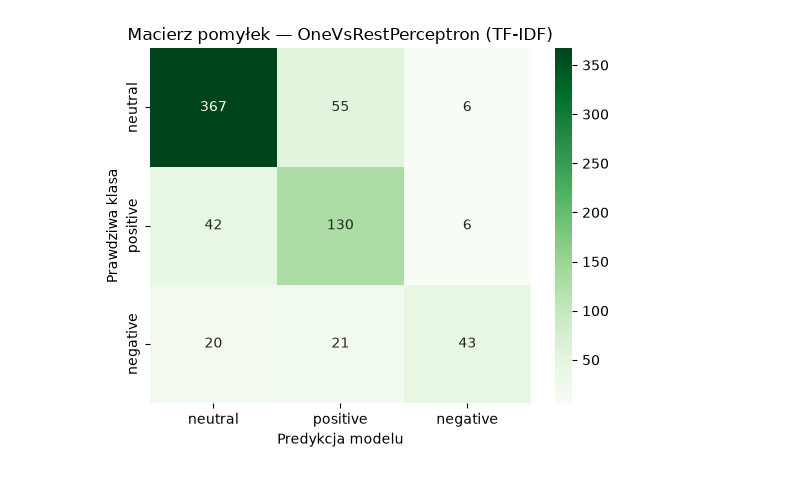
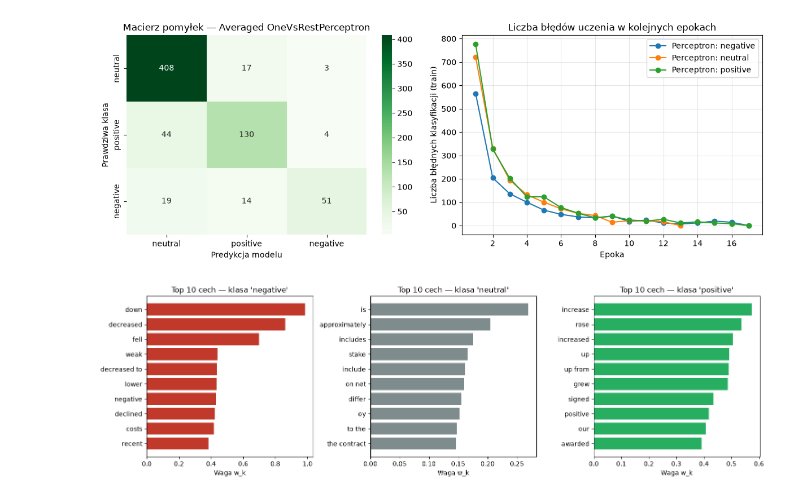
Before and after one commit to yehret/si-l2-z3-sentiment-classifier, a Jupyter notebook: notebooks/03_model_perceptron.ipynb, the cells around one changed output. Saved outputs shown, nothing was run; the diff lists cells and outputs as text; code cells hidden in the pictures.

Commit message:
add full comparison, error analisys and fill sections 5 and 7 in documentation

```diff
--- a/notebooks/03_model_perceptron.ipynb
+++ b/notebooks/03_model_perceptron.ipynb
@@ -86,14 +118,41 @@ weighted avg     0.7886    0.7826    0.7813       690
 # %%
+fig, axes = plt.subplots(1, 2, figsize=(12, 4.5))
+
 labels_order = ["neutral", "positive", "negative"]
-cm = confusion_matrix(test_df["label"], preds_ovr, labels=labels_order)
+cm = confusion_matrix(test_df["label"], preds_imp, labels=labels_order)
+sns.heatmap(cm, annot=True, fmt="d", cmap="Greens", xticklabels=labels_order, yticklabels=labels_order, ax=axes[0])
+axes[0].set_title("Macierz pomyłek — Averaged OneVsRestPerceptron")
+axes[0].set_xlabel("Predykcja modelu")
+axes[0].set_ylabel("Prawdziwa klasa")
 
-plt.figure(figsize=(5.5, 4.5))
-sns.heatmap(cm, annot=True, fmt="d", cmap="Greens", xticklabels=labels_order, yticklabels=labels_order)
-plt.title("Macierz pomyłek — OneVsRestPerceptron (TF-IDF)")
-plt.xlabel("Predykcja modelu")
-plt.ylabel("Prawdziwa klasa")
+for cls_name, err_list in clf_imp.errors_history_.items():
+    axes[1].plot(range(1, len(err_list) + 1), err_list, marker="o", label=f"Perceptron: {cls_name}")
+axes[1].set_title("Liczba błędów uczenia w kolejnych epokach")
+axes[1].set_xlabel("Epoka")
+axes[1].set_ylabel("Liczba błędnych klasyfikacji (train)")
+axes[1].legend()
+axes[1].grid(True, alpha=0.3)
+
 plt.tight_layout()
 plt.savefig(PROJECT_ROOT / "results/perceptron_cm.png", dpi=150)
 plt.show()
 # %% [output]
-[figure, old version]
+[figure, new version]
+# %%
+top_features = clf_imp.get_top_features(vec_imp.get_feature_names_out(), top_n=10)
+
+fig, axes = plt.subplots(1, 3, figsize=(15, 4.5))
+colors = {"negative": "#c0392b", "neutral": "#7f8c8d", "positive": "#27ae60"}
+
+for idx, cls_name in enumerate(["negative", "neutral", "positive"]):
+    words = [item[0] for item in top_features[cls_name]][::-1]
+    weights = [item[1] for item in top_features[cls_name]][::-1]
+    axes[idx].barh(words, weights, color=colors[cls_name])
+    axes[idx].set_title(f"Top 10 cech — klasa '{cls_name}'")
+    axes[idx].set_xlabel("Waga w_k")
+
+plt.tight_layout()
+plt.savefig(PROJECT_ROOT / "results/perceptron_top_features.png", dpi=150)
+plt.show()
+# %% [output]
+[figure, added]
```
Also changed, not shown: parts of 4 cells of this notebook, 3 other files.
